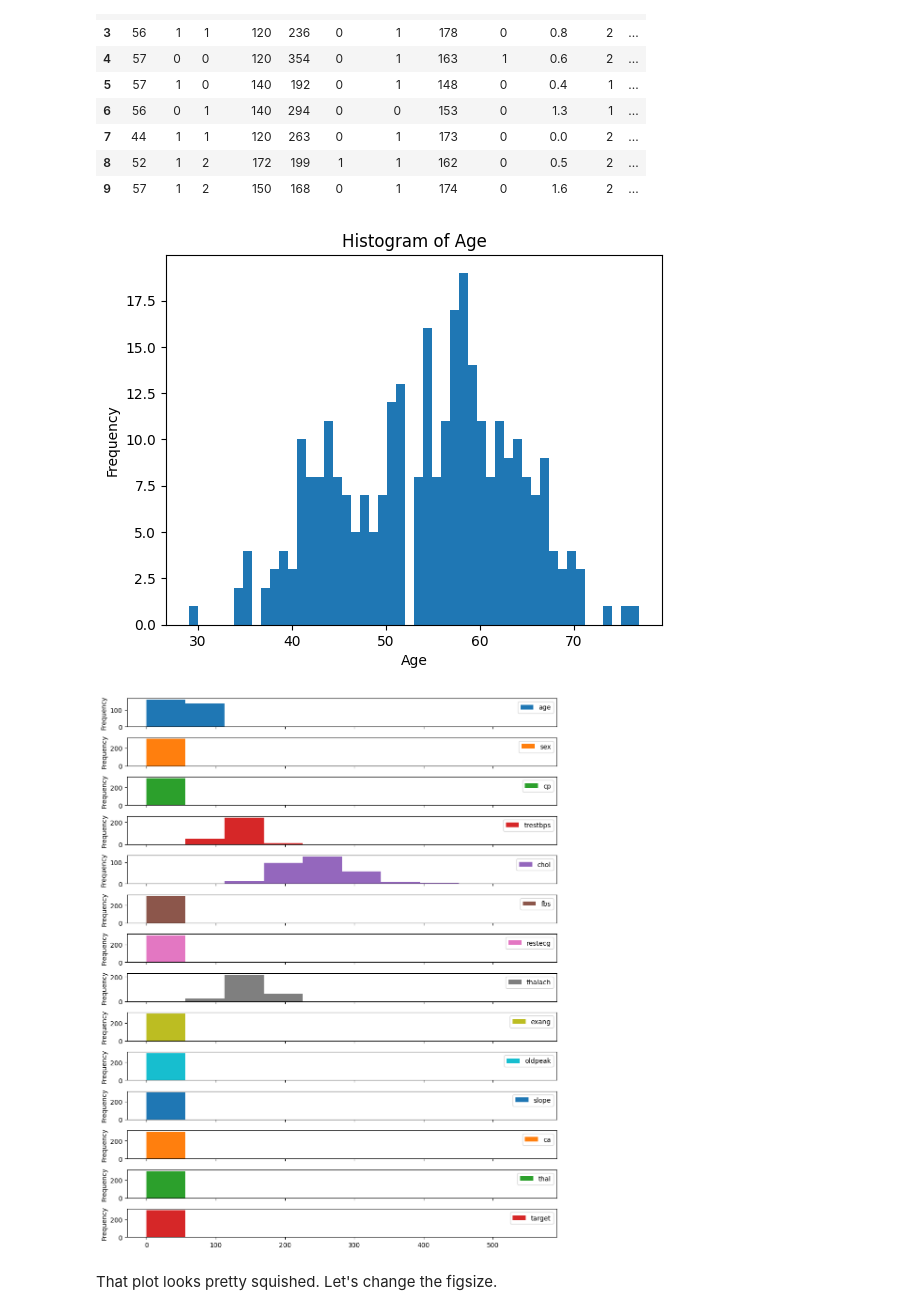
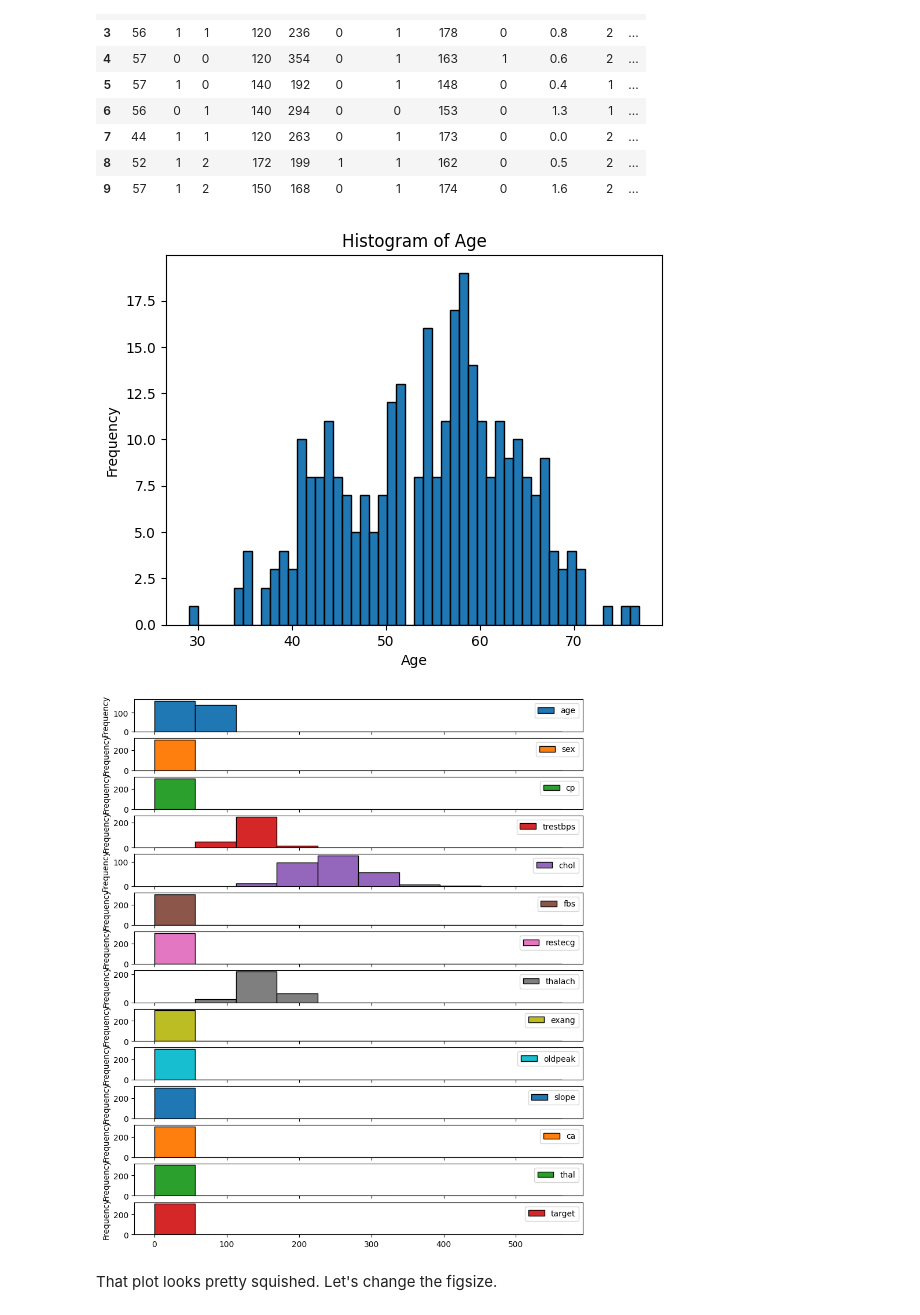
Before and after one commit to cri10dm-4/DSA-5620, a Jupyter notebook: ICP3/ICP3_B.ipynb, the cells around one changed output. Cells and saved outputs as stored; diff of their text form; code cells hidden in the pictures.

```diff
--- a/ICP3/ICP3_B.ipynb
+++ b/ICP3/ICP3_B.ipynb
@@ -20,3 +21,6 @@ Mounted at /content/drive
+# %%
+plt.style.use('default')
+#ToReset
 # %%
 # Import the pyplot module from matplotlib as plt and make sure
 # plots appear in the notebook using '%matplotlib inline'
@@ -376,20 +394,20 @@ heart_disease.head(10)
 | 9 | 57 | 1 | 2 | 150 | 168 | 0 | 1 | 174 | 0 | 1.6 | 2 | ... |
 # %%
 # Create a histogram of the "age" column with 50 bins
-heart_disease['age'].plot.hist(bins=50)
+heart_disease['age'].plot.hist(bins=50, edgecolor='black')
 plt.title('Histogram of Age')
 plt.xlabel('Age')
 plt.show()
 # %% [output]
-[figure, old version]
+[figure, new version]
 # %%
 # Call plot.hist() on the heart_disease DataFrame and toggle the
 # "subplots" parameter to True
-heart_disease.plot.hist(subplots=True, figsize=(10, 12))
-plt.tight_layout()
+heart_disease.plot.hist(subplots=True, figsize=(10, 12), edgecolor='black')
+##plt.tight_layout()
 plt.show()
 # %% [output]
-[figure, old version]
+[figure, new version]
 # %% [markdown]
 That plot looks pretty squished. Let's change the figsize.
 # %%
```
Also changed, not shown: parts of 17 cells of this notebook.
